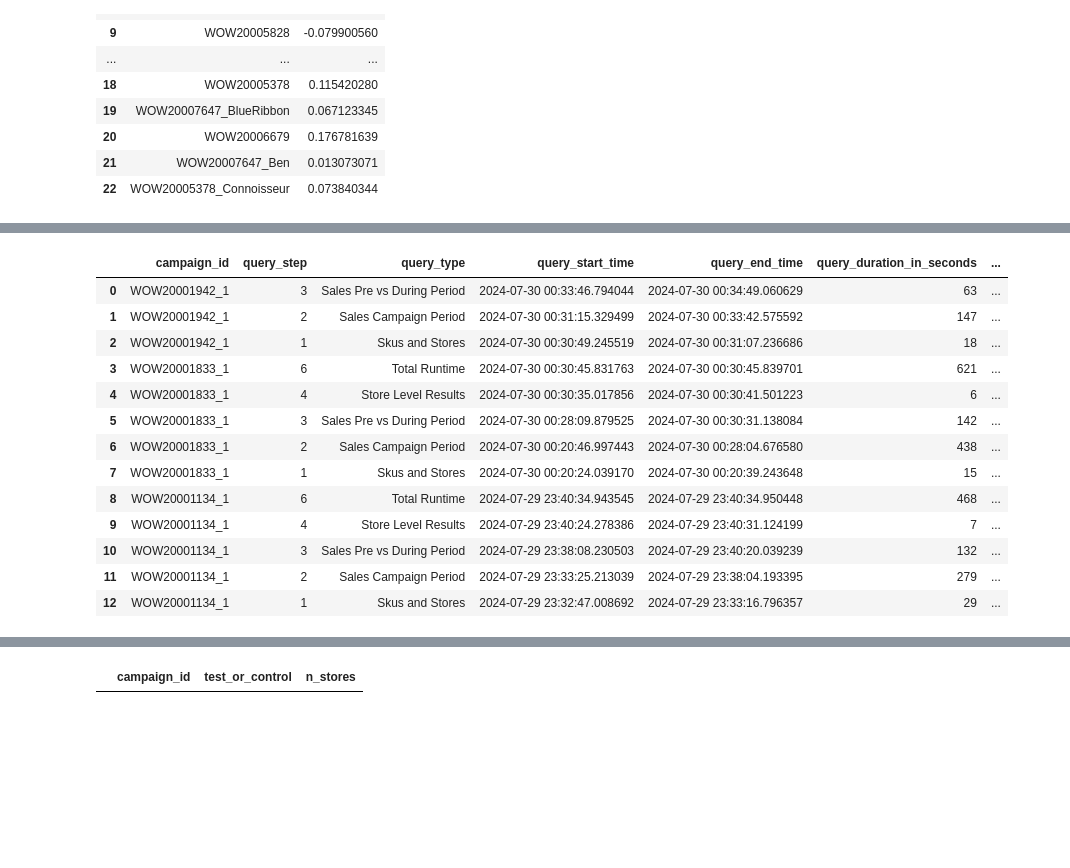
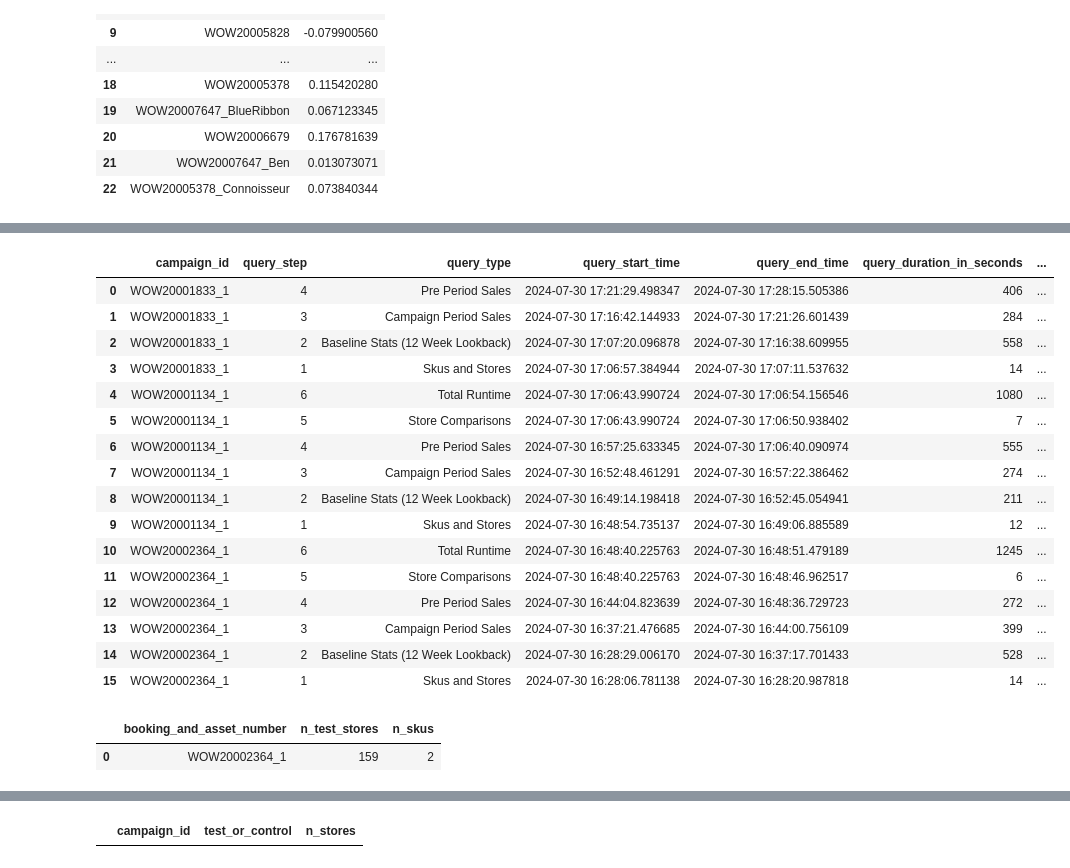
Before and after one commit to davelorino1/Cartology, a Jupyter notebook: Incrementality/Digital Screen Notebook.ipynb, the cells around one changed output, grey strips where cells are left out. Cells and saved outputs as stored; diff of their text form; code cells hidden in the pictures; blank space fills up the shorter version.

```diff
--- a/Incrementality/Digital Screen Notebook.ipynb
+++ b/Incrementality/Digital Screen Notebook.ipynb
@@ -485,28 +762,63 @@ check_df
 # %%
 
 check = client.query(
 """
 SELECT *
-FROM `gcp-wow-cart-data-dev-d4d7.davide.instore_screens_run_logs`
-ORDER BY query_start_time DESC
-LIMIT 13
+FROM `gcp-wow-cart-data-dev-d4d7.davide.instore_screens_run_logs_2`
+ORDER BY query_end_time DESC
 """
 ).result()
 check_df = check.to_dataframe()
 chime.success()
 check_df
 # %% [output]
 |  | campaign_id | query_step | query_type | query_start_time | query_end_time | query_duration_in_seconds | ... |
-| 0 | WOW20001942_1 | 3 | Sales Pre vs During Period | 2024-07-30 00:33:46.794044 | 2024-07-30 00:34:49.060629 | 63 | ... |
-| 1 | WOW20001942_1 | 2 | Sales Campaign Period | 2024-07-30 00:31:15.329499 | 2024-07-30 00:33:42.575592 | 147 | ... |
-| 2 | WOW20001942_1 | 1 | Skus and Stores | 2024-07-30 00:30:49.245519 | 2024-07-30 00:31:07.236686 | 18 | ... |
-| 3 | WOW20001833_1 | 6 | Total Runtime | 2024-07-30 00:30:45.831763 | 2024-07-30 00:30:45.839701 | 621 | ... |
-| 4 | WOW20001833_1 | 4 | Store Level Results | 2024-07-30 00:30:35.017856 | 2024-07-30 00:30:41.501223 | 6 | ... |
-| 5 | WOW20001833_1 | 3 | Sales Pre vs During Period | 2024-07-30 00:28:09.879525 | 2024-07-30 00:30:31.138084 | 142 | ... |
-| 6 | WOW20001833_1 | 2 | Sales Campaign Period | 2024-07-30 00:20:46.997443 | 2024-07-30 00:28:04.676580 | 438 | ... |
-| 7 | WOW20001833_1 | 1 | Skus and Stores | 2024-07-30 00:20:24.039170 | 2024-07-30 00:20:39.243648 | 15 | ... |
-| 8 | WOW20001134_1 | 6 | Total Runtime | 2024-07-29 23:40:34.943545 | 2024-07-29 23:40:34.950448 | 468 | ... |
-| 9 | WOW20001134_1 | 4 | Store Level Results | 2024-07-29 23:40:24.278386 | 2024-07-29 23:40:31.124199 | 7 | ... |
-| 10 | WOW20001134_1 | 3 | Sales Pre vs During Period | 2024-07-29 23:38:08.230503 | 2024-07-29 23:40:20.039239 | 132 | ... |
-| 11 | WOW20001134_1 | 2 | Sales Campaign Period | 2024-07-29 23:33:25.213039 | 2024-07-29 23:38:04.193395 | 279 | ... |
-| 12 | WOW20001134_1 | 1 | Skus and Stores | 2024-07-29 23:32:47.008692 | 2024-07-29 23:33:16.796357 | 29 | ... |
+| 0 | WOW20001833_1 | 4 | Pre Period Sales | 2024-07-30 17:21:29.498347 | 2024-07-30 17:28:15.505386 | 406 | ... |
+| 1 | WOW20001833_1 | 3 | Campaign Period Sales | 2024-07-30 17:16:42.144933 | 2024-07-30 17:21:26.601439 | 284 | ... |
+| 2 | WOW20001833_1 | 2 | Baseline Stats (12 Week Lookback) | 2024-07-30 17:07:20.096878 | 2024-07-30 17:16:38.609955 | 558 | ... |
+| 3 | WOW20001833_1 | 1 | Skus and Stores | 2024-07-30 17:06:57.384944 | 2024-07-30 17:07:11.537632 | 14 | ... |
+| 4 | WOW20001134_1 | 6 | Total Runtime | 2024-07-30 17:06:43.990724 | 2024-07-30 17:06:54.156546 | 1080 | ... |
+| 5 | WOW20001134_1 | 5 | Store Comparisons | 2024-07-30 17:06:43.990724 | 2024-07-30 17:06:50.938402 | 7 | ... |
+| 6 | WOW20001134_1 | 4 | Pre Period Sales | 2024-07-30 16:57:25.633345 | 2024-07-30 17:06:40.090974 | 555 | ... |
+| 7 | WOW20001134_1 | 3 | Campaign Period Sales | 2024-07-30 16:52:48.461291 | 2024-07-30 16:57:22.386462 | 274 | ... |
+| 8 | WOW20001134_1 | 2 | Baseline Stats (12 Week Lookback) | 2024-07-30 16:49:14.198418 | 2024-07-30 16:52:45.054941 | 211 | ... |
+| 9 | WOW20001134_1 | 1 | Skus and Stores | 2024-07-30 16:48:54.735137 | 2024-07-30 16:49:06.885589 | 12 | ... |
+| 10 | WOW20002364_1 | 6 | Total Runtime | 2024-07-30 16:48:40.225763 | 2024-07-30 16:48:51.479189 | 1245 | ... |
+| 11 | WOW20002364_1 | 5 | Store Comparisons | 2024-07-30 16:48:40.225763 | 2024-07-30 16:48:46.962517 | 6 | ... |
+| 12 | WOW20002364_1 | 4 | Pre Period Sales | 2024-07-30 16:44:04.823639 | 2024-07-30 16:48:36.729723 | 272 | ... |
+| 13 | WOW20002364_1 | 3 | Campaign Period Sales | 2024-07-30 16:37:21.476685 | 2024-07-30 16:44:00.756109 | 399 | ... |
+| 14 | WOW20002364_1 | 2 | Baseline Stats (12 Week Lookback) | 2024-07-30 16:28:29.006170 | 2024-07-30 16:37:17.701433 | 528 | ... |
+| 15 | WOW20002364_1 | 1 | Skus and Stores | 2024-07-30 16:28:06.781138 | 2024-07-30 16:28:20.987818 | 14 | ... |
+# %%
+
+check = client.query(
+"""
+with stores AS (
+    SELECT booking_and_asset_number, COUNT(DISTINCT store_id) AS n_test_stores
+    FROM gcp-wow-cart-data-dev-d4d7.davide.instore_screens_campaigns_june_2023_onwards_2,
+    UNNEST(store_ids) store_id
+    WHERE booking_and_asset_number = "WOW20002364_1"
+    GROUP BY 1
+),
+prods AS (
+    SELECT
+        booking_and_asset_number,
+        COUNT(DISTINCT skus) AS n_skus
+    FROM gcp-wow-cart-data-dev-d4d7.davide.instore_screens_campaigns_june_2023_onwards_2,
+    UNNEST(SPLIT(quoteline_skus_string, ",")) AS skus
+    WHERE booking_and_asset_number = "WOW20002364_1"
+    GROUP BY 1
+)
+SELECT
+    stores.booking_and_asset_number,
+    stores.n_test_stores,
+    prods.n_skus
+FROM stores LEFT JOIN prods ON stores.booking_and_asset_number = prods.booking_and_asset_number
+"""
+).result()
+check_df = check.to_dataframe()
+chime.success()
+check_df
+# %% [output]
+|  | booking_and_asset_number | n_test_stores | n_skus |
+| 0 | WOW20002364_1 | 159 | 2 |
```
Also changed, not shown: parts of 7 cells of this notebook, 3 other files.
